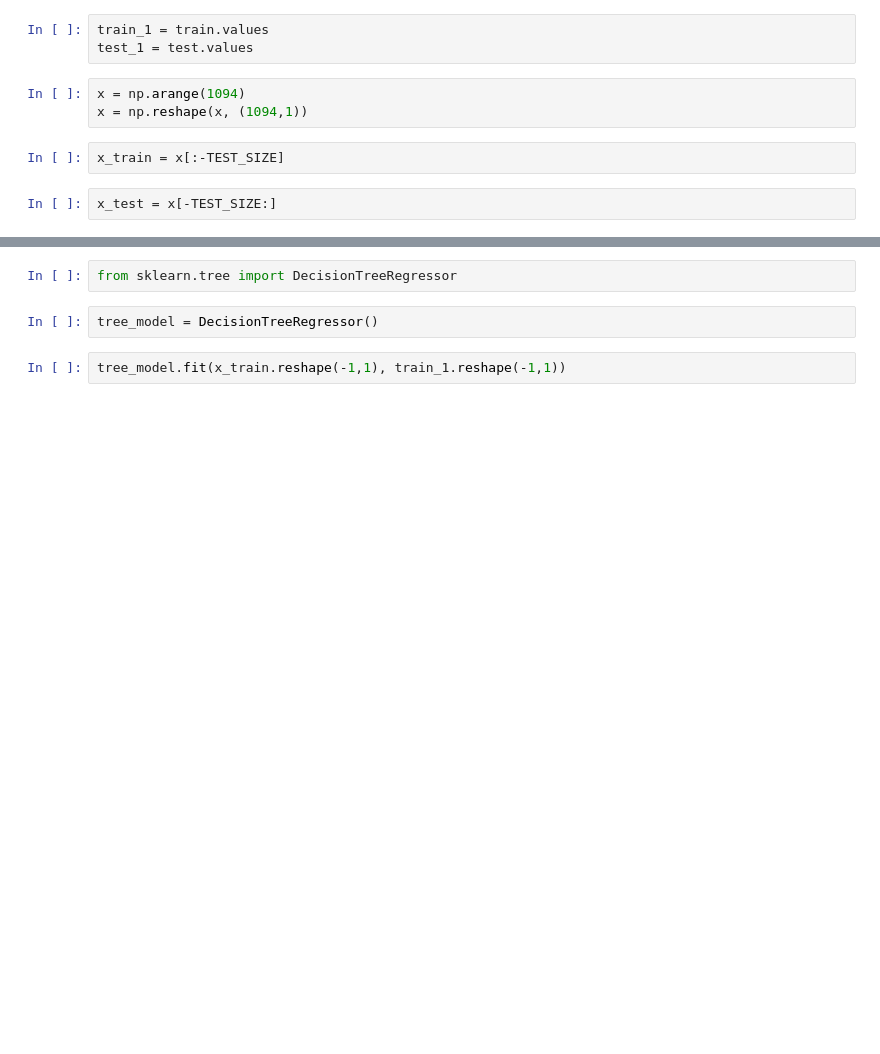
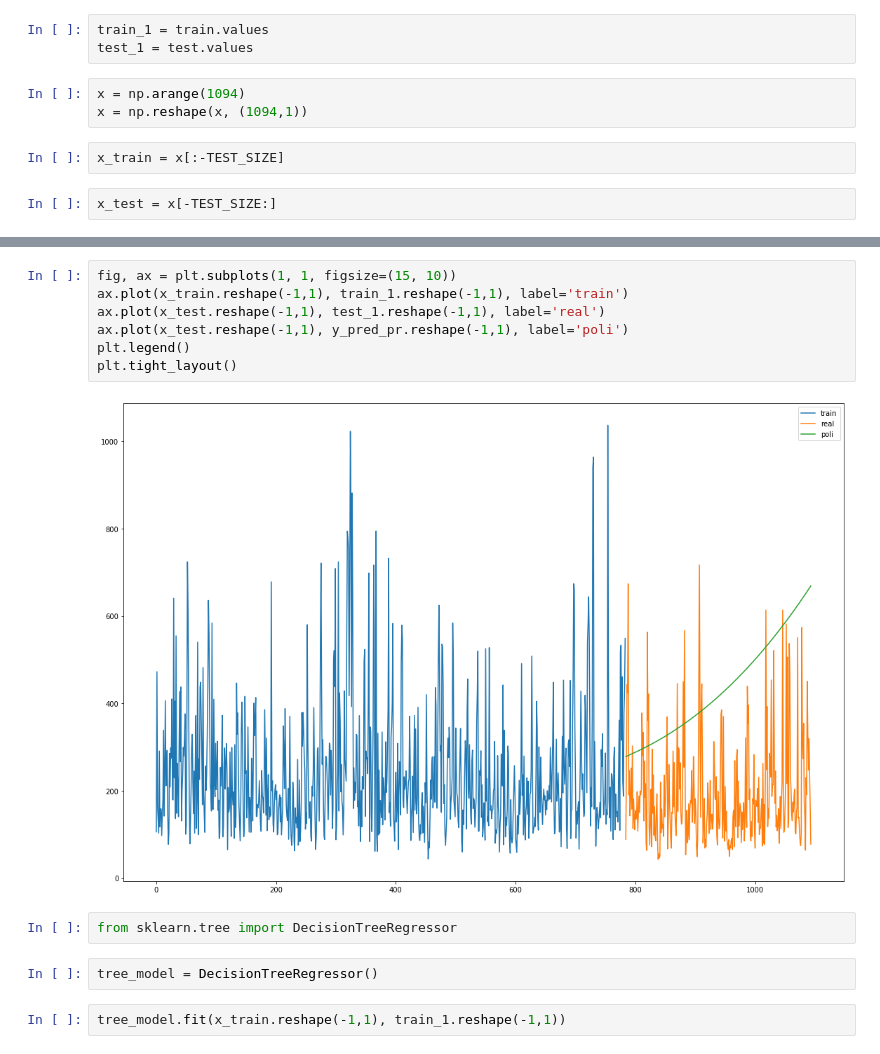
Before and after one commit to marcjs95/master-data-science, a Jupyter notebook: code/Contaminante.ipynb, the cells around one changed output, grey strips where cells are left out. Cells and saved outputs as stored; diff of their text form; blank space fills up the shorter version.

```diff
--- a/code/Contaminante.ipynb
+++ b/code/Contaminante.ipynb
@@ -28,3 +54,12 @@ x_test = x[-TEST_SIZE:]
+# %%
+fig, ax = plt.subplots(1, 1, figsize=(15, 10))
+ax.plot(x_train.reshape(-1,1), train_1.reshape(-1,1), label='train')
+ax.plot(x_test.reshape(-1,1), test_1.reshape(-1,1), label='real')
+ax.plot(x_test.reshape(-1,1), y_pred_pr.reshape(-1,1), label='poli')
+plt.legend()
+plt.tight_layout()
+# %% [output]
+[figure, added]
 # %%
 from sklearn.tree import DecisionTreeRegressor
 # %%
```
Also changed, not shown: parts of 10 cells of this notebook, 1 other file.
